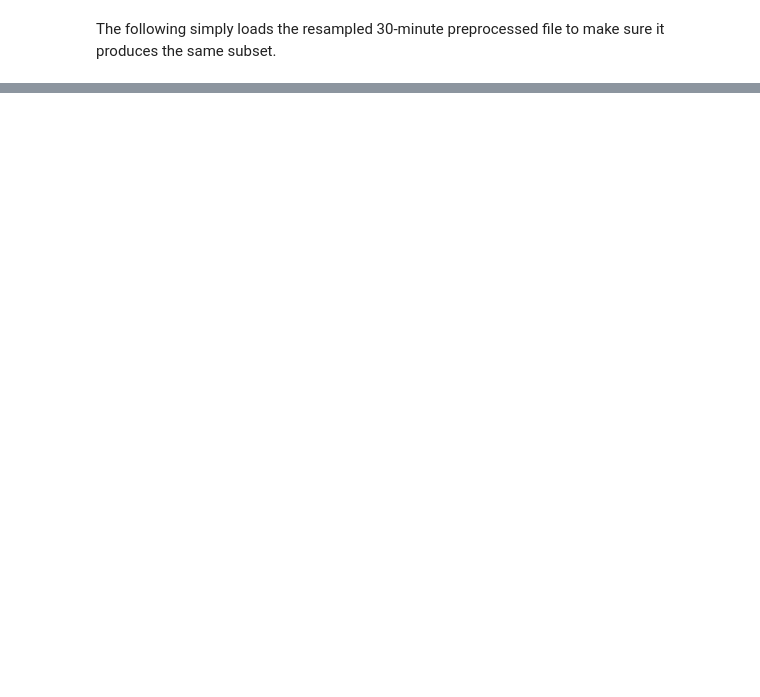
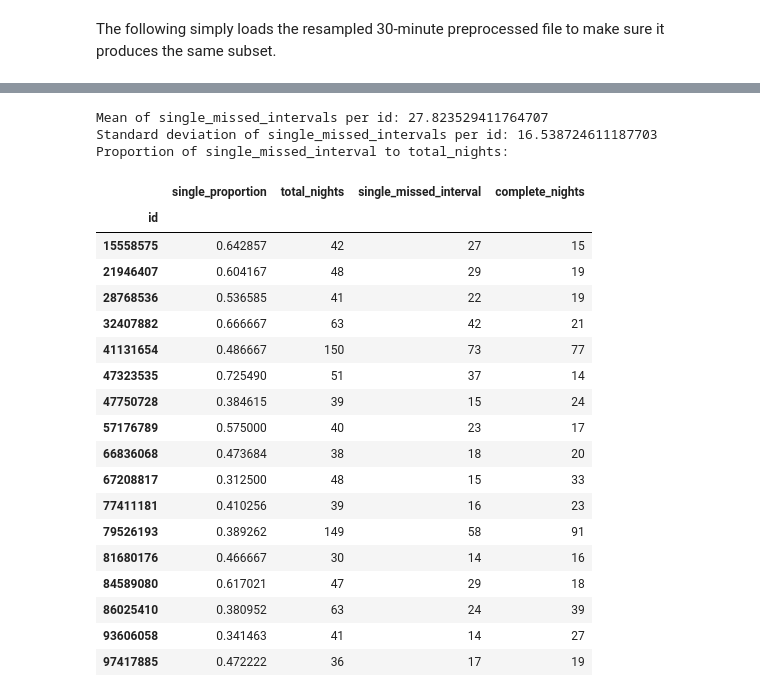
Before and after one commit to rdbrist/masters_project, a Jupyter notebook: notebooks/2.01-rd-candidate-selection-analysis.ipynb, the cells around one changed output, grey strips where cells are left out. Cells and saved outputs as stored; diff of their text form; code cells hidden in the pictures; blank space fills up the shorter version.

```diff
--- a/notebooks/2.01-rd-candidate-selection-analysis.ipynb
+++ b/notebooks/2.01-rd-candidate-selection-analysis.ipynb
@@ -371,0 +457,33 @@ df_all_selected.to_csv(INTERIM_DATA_DIR / 'test_30min.csv')
+# %%
+df_one_missed['single_proportion'] = df_one_missed['single_missed_interval']/df_one_missed['total_nights']
+df_one_missed = df_one_missed[df_one_missed['total_nights']>=min_nights]
+
+
+print(f'Mean of single_missed_intervals per id: {df_one_missed[df_one_missed["single_missed_interval"]>0]["single_missed_interval"].mean()}')
+print(f'Standard deviation of single_missed_intervals per id: {df_one_missed[df_one_missed["single_missed_interval"]>0]["single_missed_interval"].std()}')
+
+print('Proportion of single_missed_interval to total_nights:')
+display(df_one_missed[['single_proportion','total_nights', 'single_missed_interval', 'complete_nights']])
+# %% [output]
+Mean of single_missed_intervals per id: 27.823529411764707
+Standard deviation of single_missed_intervals per id: 16.538724611187703
+Proportion of single_missed_interval to total_nights:
+|  | single_proportion | total_nights | single_missed_interval | complete_nights |
+| id |  |  |  |  |
+| 15558575 | 0.642857 | 42 | 27 | 15 |
+| 21946407 | 0.604167 | 48 | 29 | 19 |
+| 28768536 | 0.536585 | 41 | 22 | 19 |
+| 32407882 | 0.666667 | 63 | 42 | 21 |
+| 41131654 | 0.486667 | 150 | 73 | 77 |
+| 47323535 | 0.725490 | 51 | 37 | 14 |
+| 47750728 | 0.384615 | 39 | 15 | 24 |
+| 57176789 | 0.575000 | 40 | 23 | 17 |
+| 66836068 | 0.473684 | 38 | 18 | 20 |
+| 67208817 | 0.312500 | 48 | 15 | 33 |
+| 77411181 | 0.410256 | 39 | 16 | 23 |
+| 79526193 | 0.389262 | 149 | 58 | 91 |
+| 81680176 | 0.466667 | 30 | 14 | 16 |
+| 84589080 | 0.617021 | 47 | 29 | 18 |
+| 86025410 | 0.380952 | 63 | 24 | 39 |
+| 93606058 | 0.341463 | 41 | 14 | 27 |
+| 97417885 | 0.472222 | 36 | 17 | 19 |
```
Also changed, not shown: parts of 21 cells of this notebook, 9 other files.
